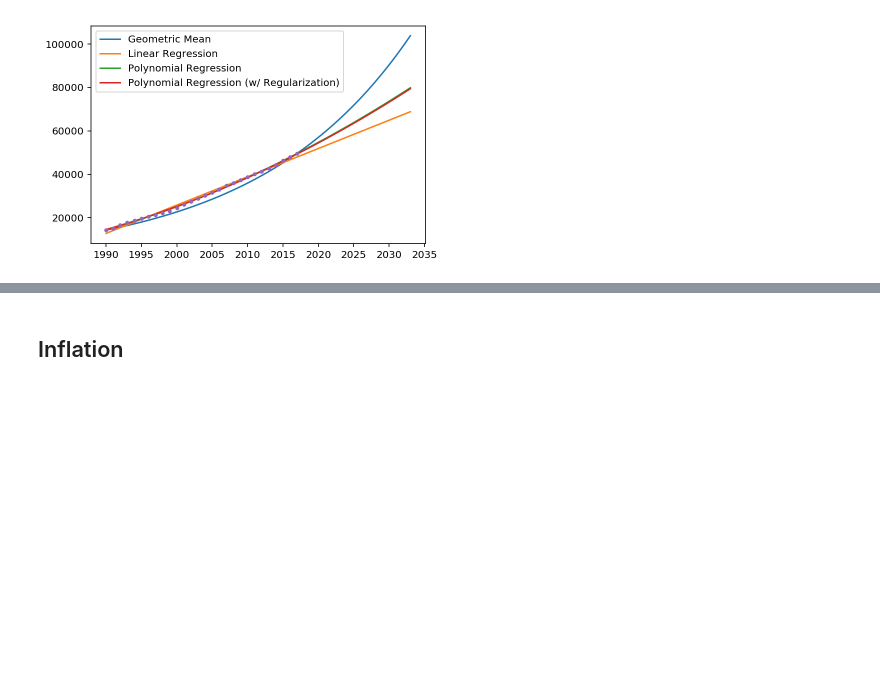
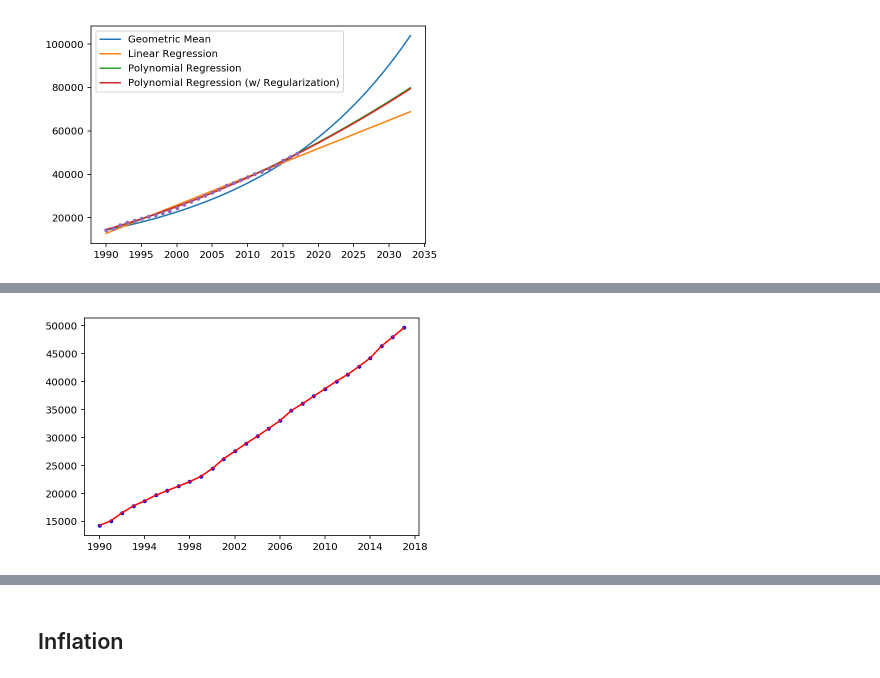
Before and after one commit to croach/blog, a Jupyter notebook: content/data_science_for_dads/Data Science for Dads (and Moms).ipynb, the cells around one changed output, grey strips where cells are left out. Saved outputs shown, nothing was run; the diff lists cells and outputs as text; code cells hidden in the pictures; blank space fills up the shorter version.

```diff
--- a/content/data_science_for_dads/Data Science for Dads (and Moms).ipynb
+++ b/content/data_science_for_dads/Data Science for Dads (and Moms).ipynb
@@ -640,0 +665,4 @@ Total cost of education (Ridge Model)      : $330,318
+# %%
+plot_fit(historical_amts, sm)
+# %% [output]
+[figure, added]
```
Also changed, not shown: parts of 23 cells of this notebook.
